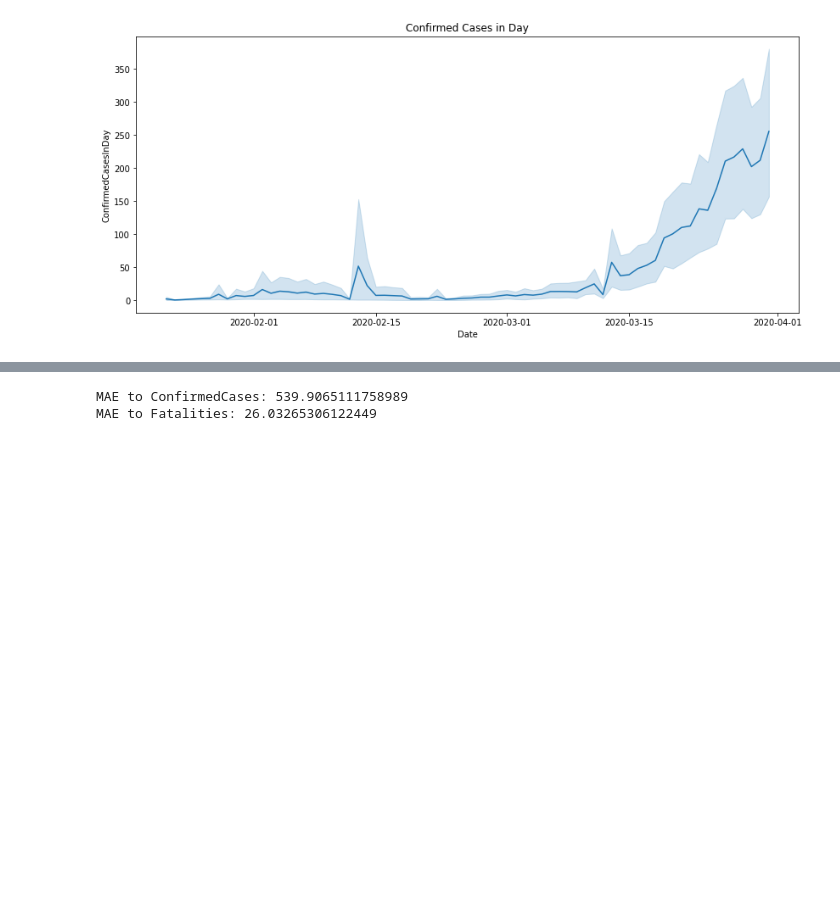
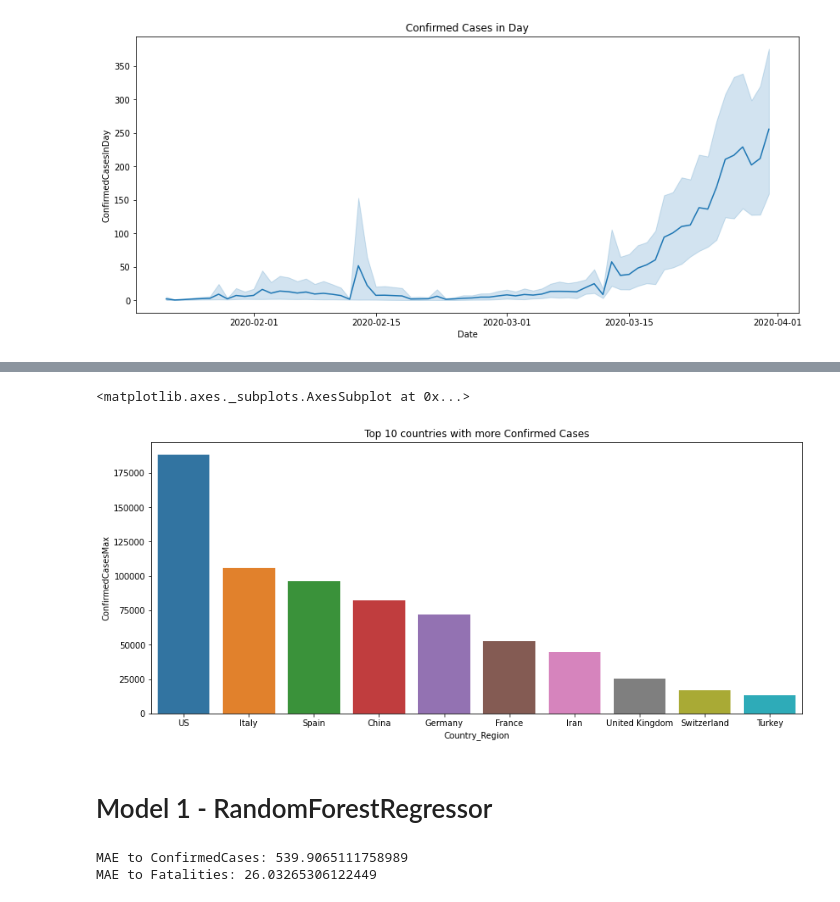
Before and after one commit to regismagnus/machine_learning_kaggle, a Jupyter notebook: covid19_week2.ipynb, the cells around one changed output, grey strips where cells are left out. Cells and saved outputs as stored; diff of their text form; code cells hidden in the pictures; blank space fills up the shorter version.

```diff
--- a/covid19_week2.ipynb
+++ b/covid19_week2.ipynb
@@ -119,0 +221,2 @@ sns.lineplot(y=covid_train['ConfirmedCasesInDay'], x=covid_train['Date'])
+# %%
+largest_confirmed_cases = occurence_per_country.nlargest(10, 'ConfirmedCasesMax')
@@ -120,3 +232,12 @@ sns.lineplot(y=covid_train['ConfirmedCasesInDay'], x=covid_train['Date'])
+# %%
+plt.figure(figsize=(14,6))
+plt.title("Top 10 countries with more Confirmed Cases")
+sns.barplot(y=largest_confirmed_cases['ConfirmedCasesMax'], x=largest_confirmed_cases['Country_Region'])
+# %% [output]
+<matplotlib.axes._subplots.AxesSubplot at 0x...>
+[figure, added]
+# %% [markdown]
+# Model 1 - RandomForestRegressor
 # %%
 X_features = ['Date', 'Country_Region', 'Province_State']
 X = covid_train[X_features]
```
Also changed, not shown: parts of 21 cells of this notebook.
